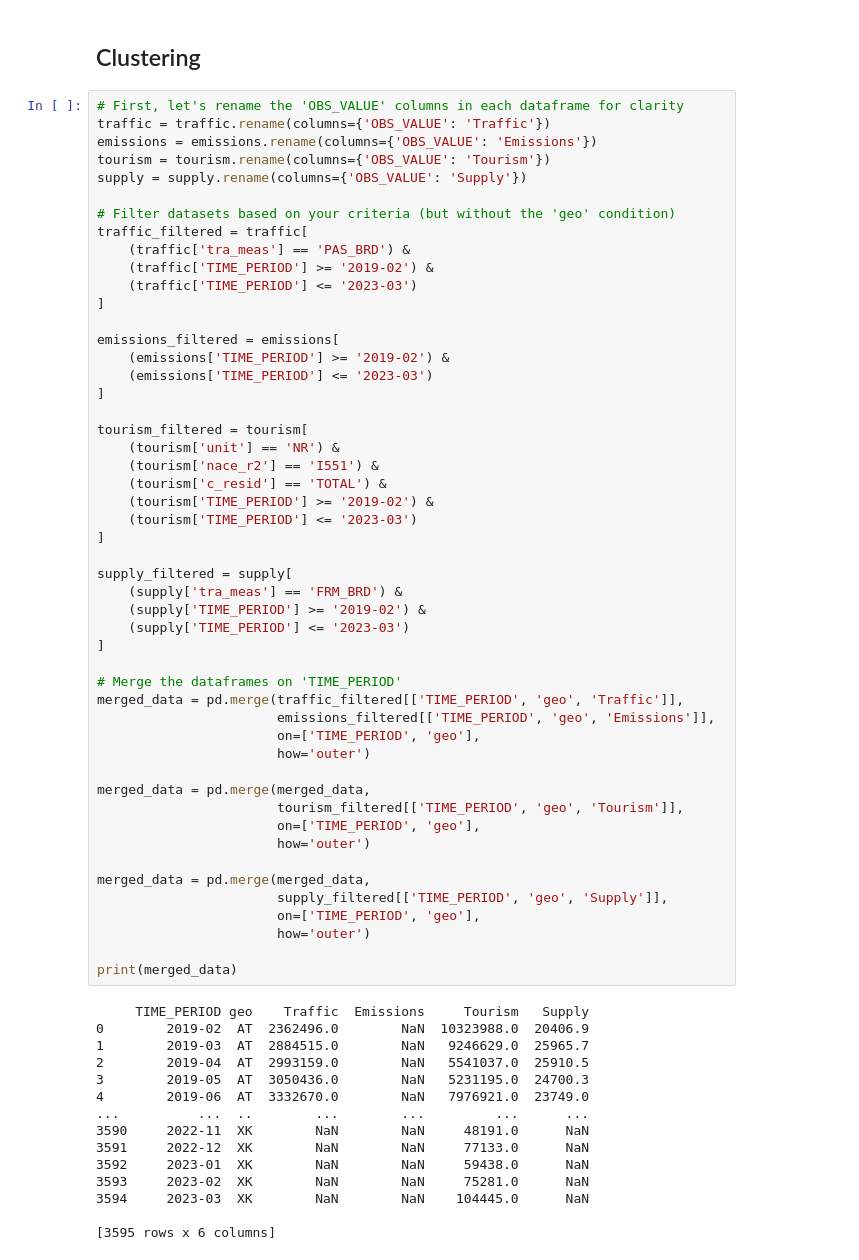
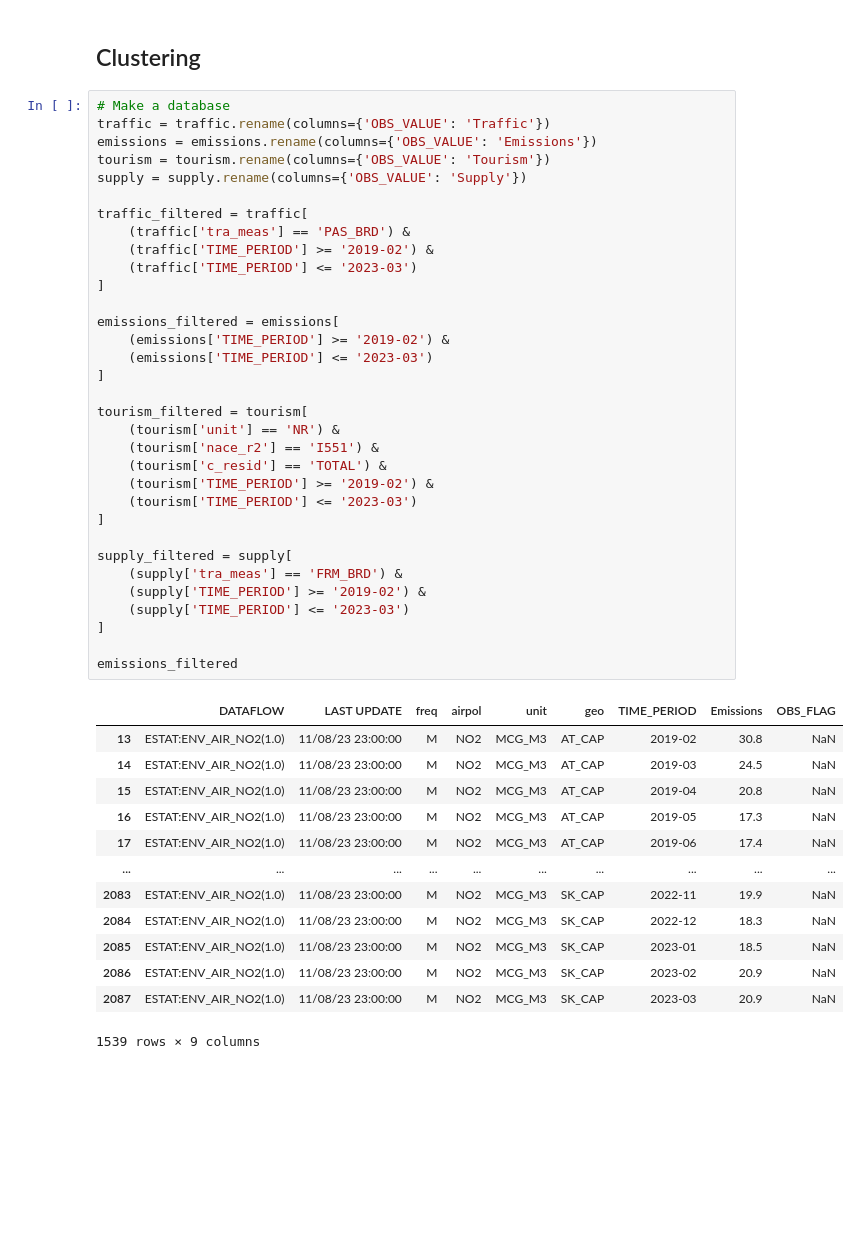
Before and after one commit to jimvanoosten/TIL6022_Group31, a Jupyter notebook: Gijs_TIL_notebook.ipynb, the cells around one changed output. Cells and saved outputs as stored; diff of their text form; blank space fills up the shorter version.

```diff
--- a/Gijs_TIL_notebook.ipynb
+++ b/Gijs_TIL_notebook.ipynb
@@ -390,68 +392,50 @@ plt.show()
 # %% [markdown]
 ## Clustering
 # %%
-# First, let's rename the 'OBS_VALUE' columns in each dataframe for clarity
+# Make a database
 traffic = traffic.rename(columns={'OBS_VALUE': 'Traffic'})
 emissions = emissions.rename(columns={'OBS_VALUE': 'Emissions'})
 tourism = tourism.rename(columns={'OBS_VALUE': 'Tourism'})
 supply = supply.rename(columns={'OBS_VALUE': 'Supply'})
 
-# Filter datasets based on your criteria (but without the 'geo' condition)
 traffic_filtered = traffic[
     (traffic['tra_meas'] == 'PAS_BRD') &
     (traffic['TIME_PERIOD'] >= '2019-02') &
     (traffic['TIME_PERIOD'] <= '2023-03')
 ]
 
 emissions_filtered = emissions[
     (emissions['TIME_PERIOD'] >= '2019-02') &
     (emissions['TIME_PERIOD'] <= '2023-03')
 ]
 
 tourism_filtered = tourism[
     (tourism['unit'] == 'NR') &
     (tourism['nace_r2'] == 'I551') &
     (tourism['c_resid'] == 'TOTAL') &
     (tourism['TIME_PERIOD'] >= '2019-02') &
     (tourism['TIME_PERIOD'] <= '2023-03')
 ]
 
 supply_filtered = supply[
     (supply['tra_meas'] == 'FRM_BRD') &
     (supply['TIME_PERIOD'] >= '2019-02') &
     (supply['TIME_PERIOD'] <= '2023-03')
 ]
 
-# Merge the dataframes on 'TIME_PERIOD'
-merged_data = pd.merge(traffic_filtered[['TIME_PERIOD', 'geo', 'Traffic']],
-                       emissions_filtered[['TIME_PERIOD', 'geo', 'Emissions']],
-                       on=['TIME_PERIOD', 'geo'],
-                       how='outer')
-
-merged_data = pd.merge(merged_data,
-                       tourism_filtered[['TIME_PERIOD', 'geo', 'Tourism']],
-                       on=['TIME_PERIOD', 'geo'],
-                       how='outer')
-
-merged_data = pd.merge(merged_data,
-                       supply_filtered[['TIME_PERIOD', 'geo', 'Supply']],
-                       on=['TIME_PERIOD', 'geo'],
-                       how='outer')
-
-print(merged_data)
+emissions_filtered
 # %% [output]
+|  | DATAFLOW | LAST UPDATE | freq | airpol | unit | geo | TIME_PERIOD | Emissions | OBS_FLAG |
+| 13 | ESTAT:ENV_AIR_NO2(1.0) | 11/08/23 23:00:00 | M | NO2 | MCG_M3 | AT_CAP | 2019-02 | 30.8 | NaN |
+| 14 | ESTAT:ENV_AIR_NO2(1.0) | 11/08/23 23:00:00 | M | NO2 | MCG_M3 | AT_CAP | 2019-03 | 24.5 | NaN |
+| 15 | ESTAT:ENV_AIR_NO2(1.0) | 11/08/23 23:00:00 | M | NO2 | MCG_M3 | AT_CAP | 2019-04 | 20.8 | NaN |
+| 16 | ESTAT:ENV_AIR_NO2(1.0) | 11/08/23 23:00:00 | M | NO2 | MCG_M3 | AT_CAP | 2019-05 | 17.3 | NaN |
+| 17 | ESTAT:ENV_AIR_NO2(1.0) | 11/08/23 23:00:00 | M | NO2 | MCG_M3 | AT_CAP | 2019-06 | 17.4 | NaN |
+| ... | ... | ... | ... | ... | ... | ... | ... | ... | ... |
+| 2083 | ESTAT:ENV_AIR_NO2(1.0) | 11/08/23 23:00:00 | M | NO2 | MCG_M3 | SK_CAP | 2022-11 | 19.9 | NaN |
+| 2084 | ESTAT:ENV_AIR_NO2(1.0) | 11/08/23 23:00:00 | M | NO2 | MCG_M3 | SK_CAP | 2022-12 | 18.3 | NaN |
+| 2085 | ESTAT:ENV_AIR_NO2(1.0) | 11/08/23 23:00:00 | M | NO2 | MCG_M3 | SK_CAP | 2023-01 | 18.5 | NaN |
+| 2086 | ESTAT:ENV_AIR_NO2(1.0) | 11/08/23 23:00:00 | M | NO2 | MCG_M3 | SK_CAP | 2023-02 | 20.9 | NaN |
+| 2087 | ESTAT:ENV_AIR_NO2(1.0) | 11/08/23 23:00:00 | M | NO2 | MCG_M3 | SK_CAP | 2023-03 | 20.9 | NaN |
-     TIME_PERIOD geo    Traffic  Emissions     Tourism   Supply
-0        2019-02  AT  2362496.0        NaN  10323988.0  20406.9
-1        2019-03  AT  2884515.0        NaN   9246629.0  25965.7
-2        2019-04  AT  2993159.0        NaN   5541037.0  25910.5
-3        2019-05  AT  3050436.0        NaN   5231195.0  24700.3
-4        2019-06  AT  3332670.0        NaN   7976921.0  23749.0
-...          ...  ..        ...        ...         ...      ...
-3590     2022-11  XK        NaN        NaN     48191.0      NaN
-3591     2022-12  XK        NaN        NaN     77133.0      NaN
-3592     2023-01  XK        NaN        NaN     59438.0      NaN
-3593     2023-02  XK        NaN        NaN     75281.0      NaN
-3594     2023-03  XK        NaN        NaN    104445.0      NaN
-
-[3595 rows x 6 columns]
+1539 rows × 9 columns
 # %%
```
Also changed, not shown: parts of 8 cells of this notebook.
